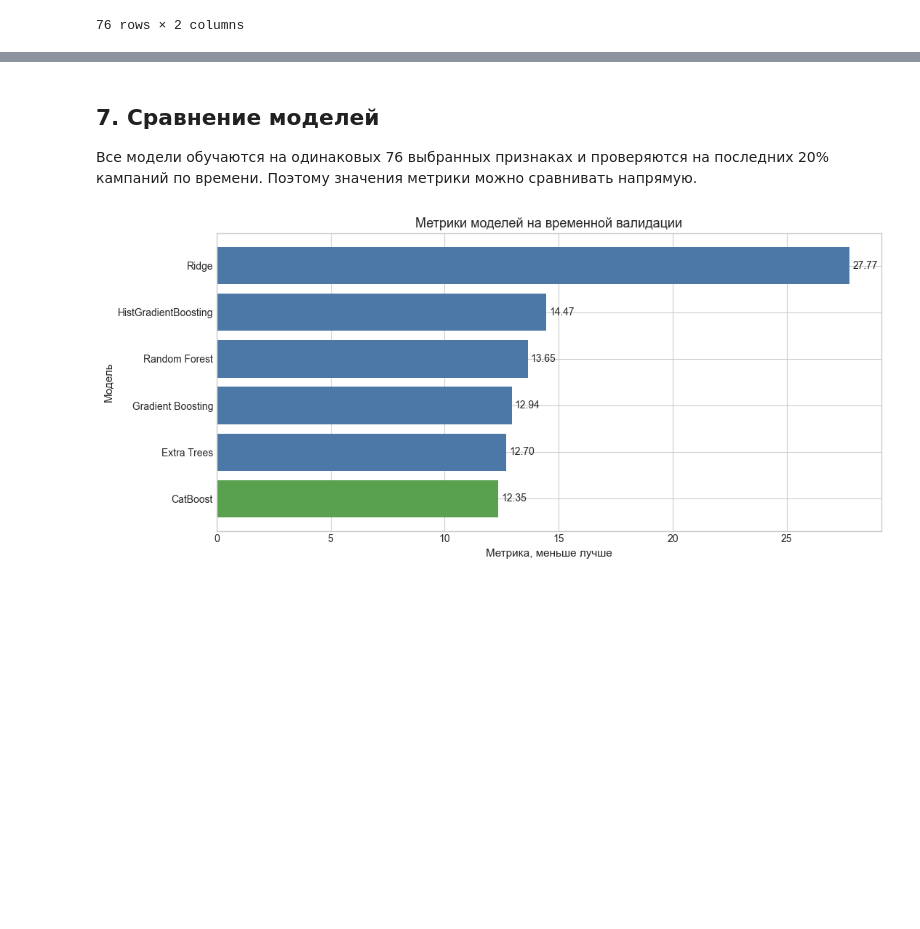
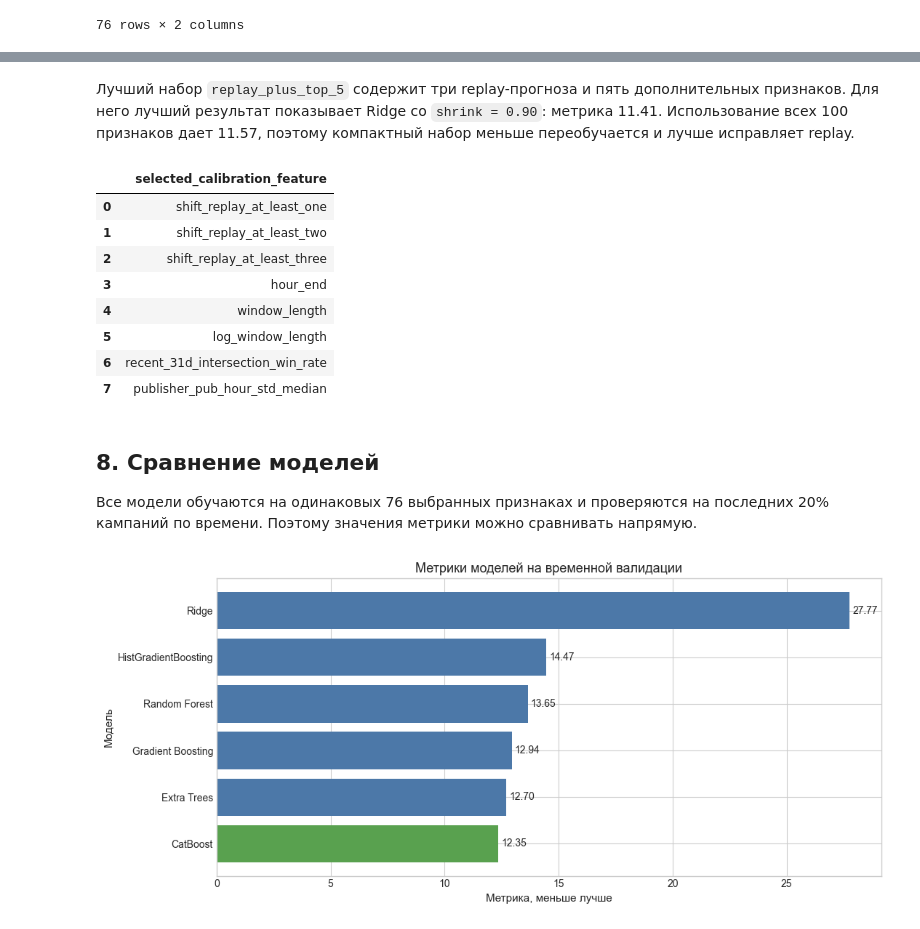
Before and after one commit to plidan123/vk_ads_challenge, a Jupyter notebook: feature_selection.ipynb, the cells around one changed output, grey strips where cells are left out. Saved outputs shown, nothing was run; the diff lists cells and outputs as text; code cells hidden in the pictures; blank space fills up the shorter version.

```diff
--- a/feature_selection.ipynb
+++ b/feature_selection.ipynb
@@ -194,5 +283,19 @@ display(selected_table)
+# %% [markdown]
+Лучший набор `replay_plus_top_5` содержит три replay-прогноза и пять дополнительных признаков. Для него лучший результат показывает Ridge со `shrink = 0.90`: метрика 11.41. Использование всех 100 признаков дает 11.57, поэтому компактный набор меньше переобучается и лучше исправляет replay.
+# %%
+pd.DataFrame({"selected_calibration_feature": calibration_features})
+# %% [output]
+|  | selected_calibration_feature |
+| 0 | shift_replay_at_least_one |
+| 1 | shift_replay_at_least_two |
+| 2 | shift_replay_at_least_three |
+| 3 | hour_end |
+| 4 | window_length |
+| 5 | log_window_length |
+| 6 | recent_31d_intersection_win_rate |
+| 7 | publisher_pub_hour_std_median |
 # %% [markdown]
-## 7. Сравнение моделей
+## 8. Сравнение моделей
 
 Все модели обучаются на одинаковых 76 выбранных признаках и проверяются на последних 20% кампаний по времени. Поэтому значения метрики можно сравнивать напрямую.
 # %%
```
Also changed, not shown: parts of 4 cells of this notebook.
